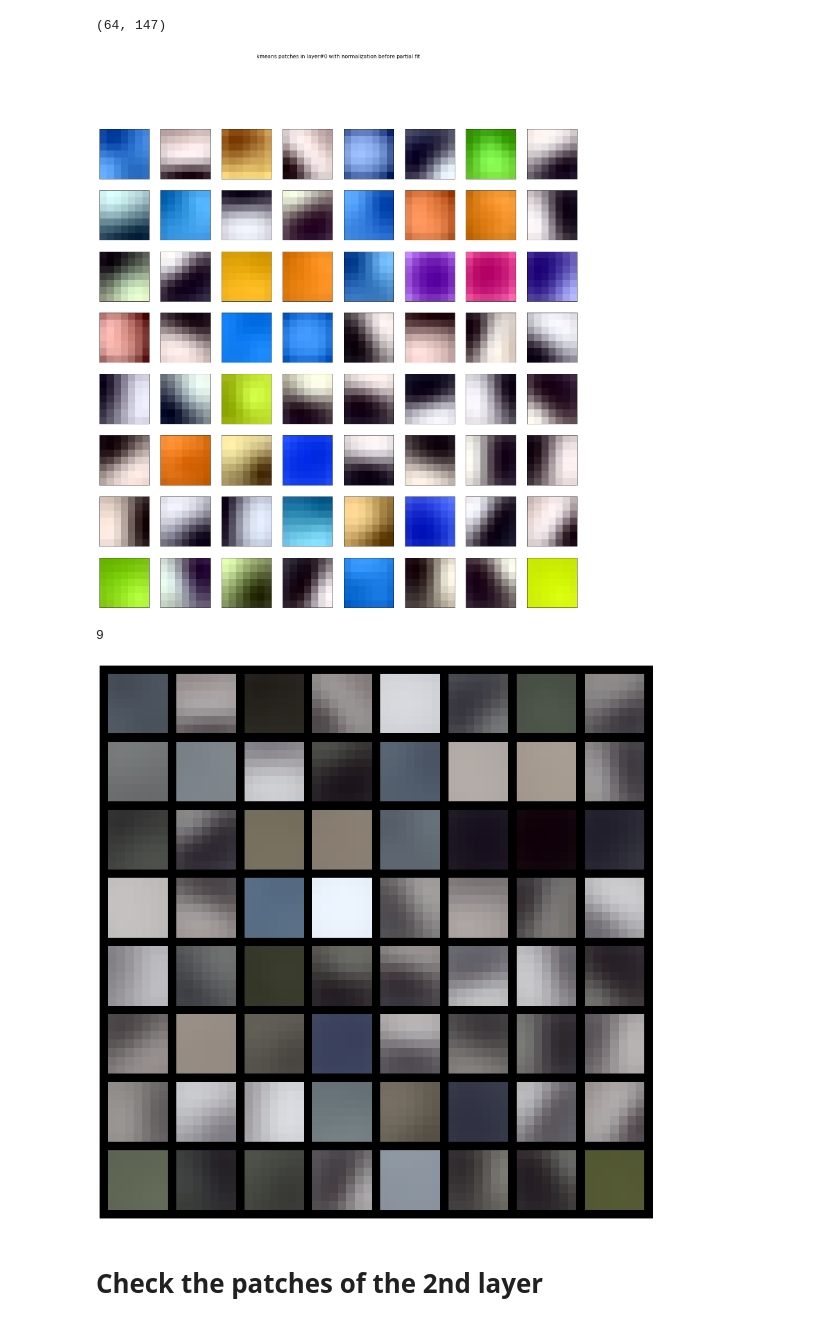
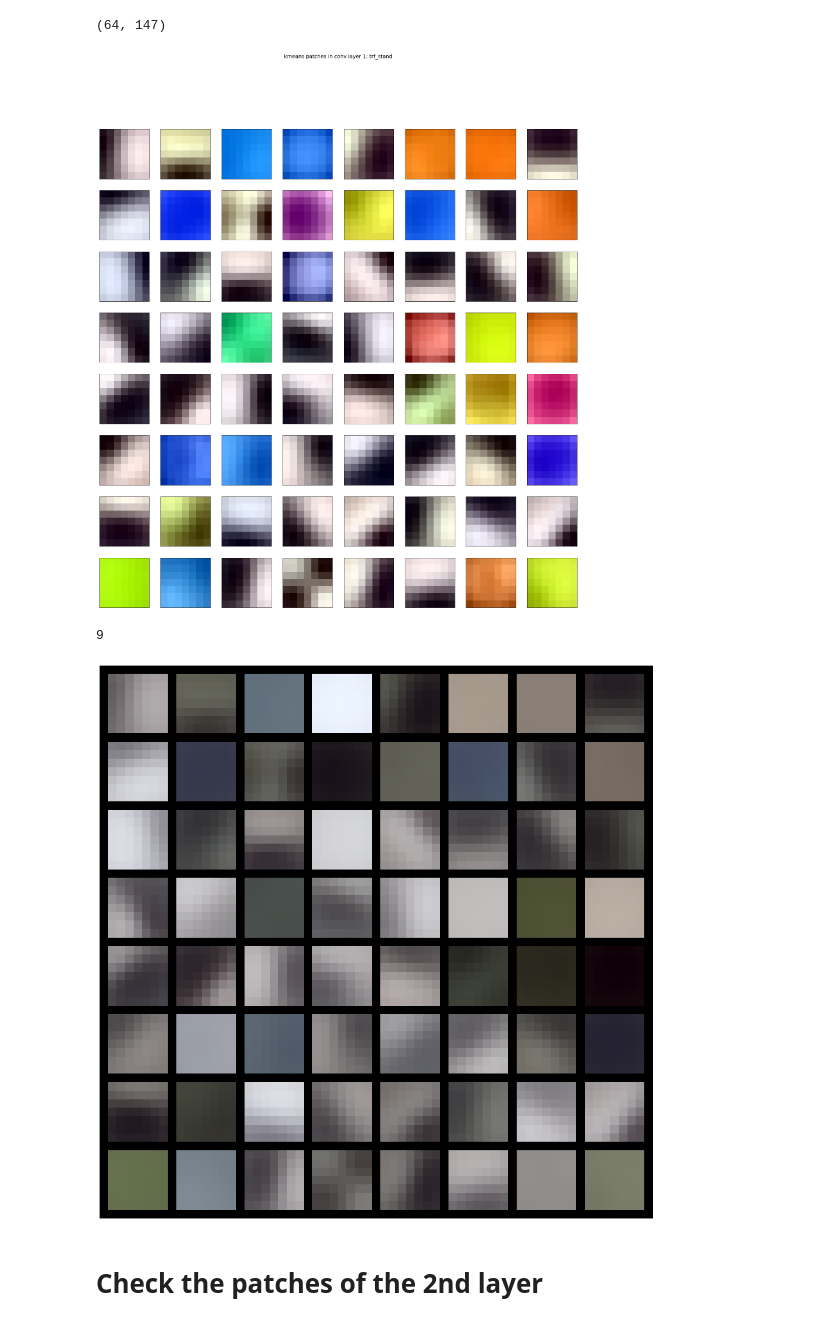
Before and after one commit to salelkafrawy/remote_sensing, a Jupyter notebook: notebooks/mosaiks/two-layer_mosaiks.ipynb, the cells around one changed output. Cells and saved outputs as stored; diff of their text form; code cells hidden in the pictures.

```diff
--- a/notebooks/mosaiks/two-layer_mosaiks.ipynb
+++ b/notebooks/mosaiks/two-layer_mosaiks.ipynb
@@ -58,10 +58,10 @@ geo_train_loader = DataLoader(
                 pin_memory=True,
             )
 
-# trf = torch.nn.Sequential(
-#     transforms.Resize(size=(224, 224), interpolation=transforms.InterpolationMode.NEAREST),
-#     transforms.Normalize((106.9413, 114.8733, 104.5285), (51.0005, 44.8595, 43.2014)),
-# )
+trf = torch.nn.Sequential(
+    transforms.Resize(size=(224, 224), interpolation=transforms.InterpolationMode.NEAREST),
+    transforms.Normalize((106.9413, 114.8733, 104.5285), (51.0005, 44.8595, 43.2014)),
+)
 # %% [markdown]
 ## Two-layer CNN MOSAIK
 # %%
@@ -246,6 +246,8 @@ for layer_idx, relu_idx in enumerate(act_lyrs):
         for batch in geo_train_loader:
             patches, target, meta = batch
 
+            # this is trf_stand: means standardization with the GeoLife stats
+            patches['rgb'] = trf(patches['rgb'])
             output = model(patches['rgb'])
 
             if layer_idx == 0:
@@ -268,8 +270,10 @@ for layer_idx, relu_idx in enumerate(act_lyrs):
             index += 1
             if index % int(len(geo_train_loader)/10) == 0:
                 data = np.concatenate(buffer, axis=0)
-                data -= np.mean(data, axis=0)
-                data /= np.std(data, axis=0)
+
+                  # I call this step 'norm' in the mode variable
+#                 data -= np.mean(data, axis=0)
+#                 data /= np.std(data, axis=0)
                 if np.any(np.isnan(data)):
                     data = np.nan_to_num(data)
                 kmeans.partial_fit(data)
@@ -346,26 +350,26 @@ params[0].shape
 # %%
 import matplotlib.pyplot as plt
 
 plt.figure(figsize=(25, 25))
 for i, patch in enumerate(first_layer_weights):
     plt.subplot(8, 8, i + 1)
     img = patch.numpy() #.reshape(3, 7, 7) #patch_size[0], patch_size[1]
     img = (img- np.amin(img))/(np.amax(img)-np.amin(img))
     img = np.clip(img, 0, 1)
     i,j,k = img.shape
     img = img.transpose((1,2,0))
 
     plt.imshow(img)
     plt.xticks(())
     plt.yticks(())
 
-plt.suptitle("kmeans patches in layer#0 with normalization before partial fit", fontsize=16,)
+plt.suptitle(f"kmeans patches in conv layer 1: {mode}", fontsize=16,)
 plt.subplots_adjust(0.08, 0.02, 0.92, 0.85, 0.08, 0.23)
 
 plt.rcParams['savefig.facecolor']='white'
-plt.savefig(f'patches_0_layer_weights_no_norm.png')
+plt.savefig(f'conv_1_{mode}.png')
 # %% [output]
-[figure, old version]
+[figure, new version]
 # %%
 from torchvision import utils
 import torch
@@ -393,7 +397,7 @@ plt.ioff()
 plt.show()
 # %% [output]
 9
-[figure, old version]
+[figure, new version]
 # %% [markdown]
 # Check the patches of the 2nd layer
 # %%
```
Also changed, not shown: parts of 6 cells of this notebook, 16 other files.
